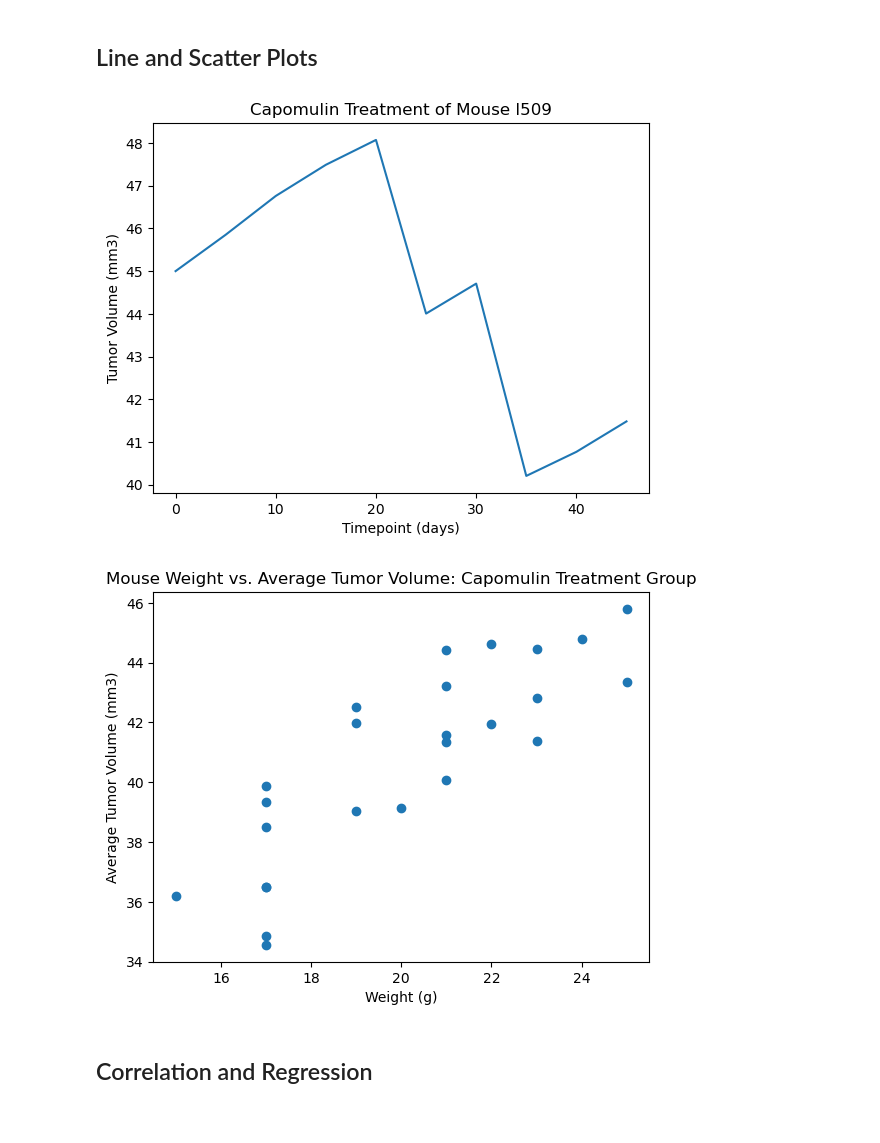
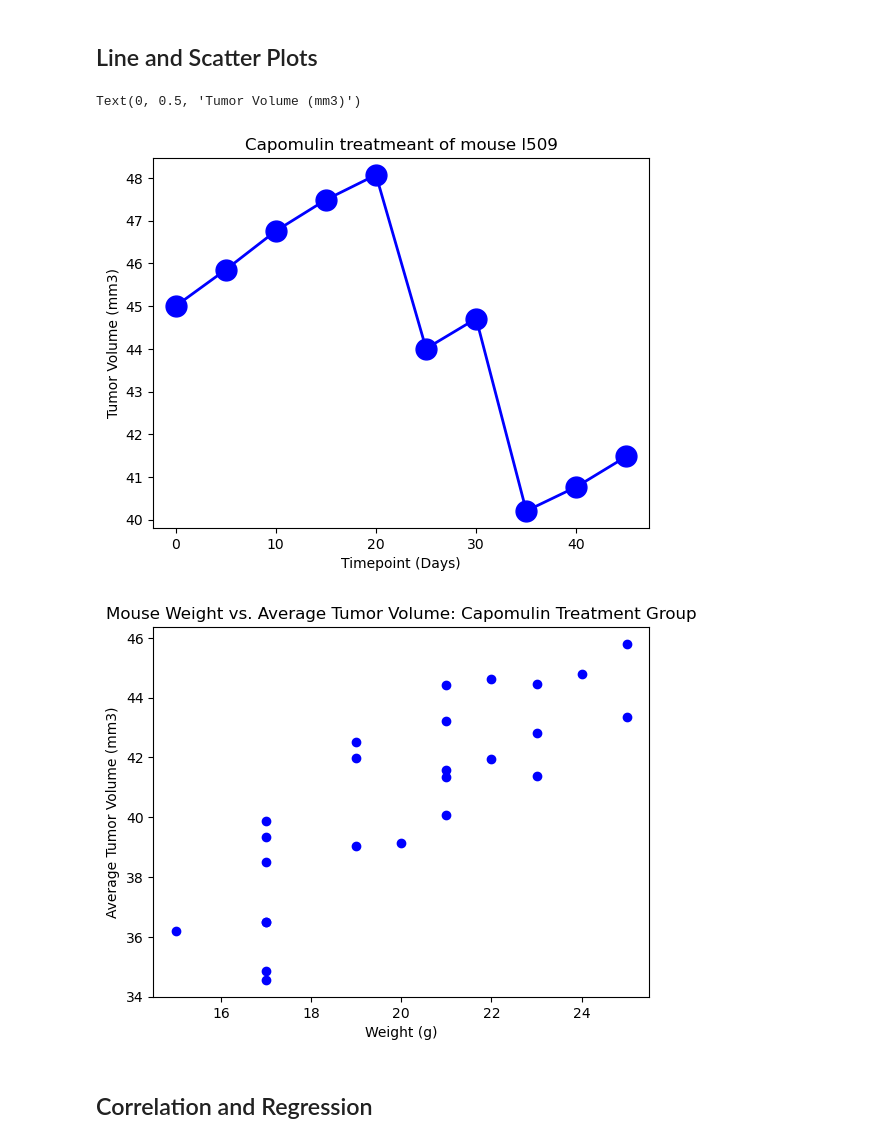
Before and after one commit to umasel/starter-code-pymaceuticals, a Jupyter notebook: Pymaceuticals/pymaceuticals_starter.ipynb, the cells around one changed output. Cells and saved outputs as stored; diff of their text form; code cells hidden in the pictures.

```diff
--- a/Pymaceuticals/pymaceuticals_starter.ipynb
+++ b/Pymaceuticals/pymaceuticals_starter.ipynb
@@ -60,8 +66,6 @@ len(study_results["Mouse ID"].drop_duplicates()) #so there is the same number of
 # %%
 # Our data should be uniquely identified by Mouse ID and Timepoint
 # Get the duplicate mice by ID number that shows up for Mouse ID and Timepoint.
-mouse_metadata.columns #Index(['Mouse ID', 'Drug Regimen', 'Sex', 'Age_months', 'Weight (g)'], dtype='object')
-study_results.columns # Index(['Mouse ID', 'Timepoint', 'Tumor Volume (mm3)', 'Metastatic Sites'], dtype='object')
-mouse_metadata.isna().sum()/len(mouse_metadata) # there is not missings in metadata mouse
-study_results.isna().sum()/len(study_results)
+dup_mice_ID = combined_df.loc[combined_df.duplicated(subset=['Mouse ID', 'Timepoint']),'Mouse ID'].unique()
+dup_mice_ID
 # %% [output]
@@ -112,0 +92,4 @@ duplicated_mice_ID = joint_mouse.loc[duplicated_mice, 'Mouse ID'].unique()
+# %%
+# Create a clean DataFrame by dropping the duplicate mouse by its ID.
+clean_df = combined_df[combined_df['Mouse ID'].isin(dup_mice_ID)==False]
+clean_df.head()
@@ -137,6 +115,19 @@ duplicated_mice_ID_data
 # Use groupby and summary statistical methods to calculate the following properties of each drug regimen:
 # mean, median, variance, standard deviation, and SEM of the tumor volume.
 # Assemble the resulting series into a single summary DataFrame.
-clean_df = joint_mouse.loc[joint_mouse['Mouse ID']!='g989']
-clean_df.head()
+mean = clean_df['Tumor Volume (mm3)'].groupby(clean_df['Drug Regimen']).mean()
+median = clean_df['Tumor Volume (mm3)'].groupby(clean_df['Drug Regimen']).median()
+var = clean_df['Tumor Volume (mm3)'].groupby(clean_df['Drug Regimen']).var()
+std = clean_df['Tumor Volume (mm3)'].groupby(clean_df['Drug Regimen']).std()
+sem = clean_df['Tumor Volume (mm3)'].groupby(clean_df['Drug Regimen']).sem()
+
+summary_stat = pd.DataFrame({"Mean Tumor Volume":mean,
+                            "Median Tumor Volume":median,
+                           "Tumor Volume Variance":var,
+                           "Tumor Volume Std. Dev.":std,
+                           "Tumor Volume Std. Err.":sem})
+# Display the Summary statistics table grouped by 'Drug Regimen' column
+summary_stat
+summary_agg =  clean_df.groupby(['Drug Regimen'])[['Tumor Volume (mm3)']].agg(['mean', 'median', 'var', 'std', 'sem'])
+summary_agg
 # %% [output]
@@ -318,16 +344,21 @@ plt.show()
 ## Line and Scatter Plots
 # %%
 # Generate a line plot of tumor volume vs. time point for a single mouse treated with Capomulin
-mouse_capomulin = clean_df.loc[clean_df['Mouse ID'] == 'l509']
-plt.plot(mouse_capomulin['Timepoint'], mouse_capomulin['Tumor Volume (mm3)'])
-# Add labels and title to plot
-plt.xlabel("Timepoint (days)")
-plt.ylabel("Tumor Volume (mm3)")
-plt.title("Capomulin Treatment of Mouse l509")
-plt.show()
+forline_df = Capomulin_df.loc[Capomulin_df["Mouse ID"] == "l509",:]
+forline_df.head()
+x_axis = forline_df["Timepoint"]
+tumsiz = forline_df["Tumor Volume (mm3)"]
+
+fig1, ax1 = plt.subplots()
+plt.title('Capomulin treatmeant of mouse l509')
+plt.plot(x_axis, tumsiz,linewidth=2, markersize=15,marker="o",color="blue", label="Fahreneit")
+plt.xlabel('Timepoint (Days)')
+plt.ylabel('Tumor Volume (mm3)')
 # %% [output]
+Text(0, 0.5, 'Tumor Volume (mm3)')
-[figure, old version]
+[figure, new version]
 # %%
+# Generate a scatter plot of mouse weight vs. the average observed tumor volume for the entire Capomulin regimen
 capomulin_data = clean_df[clean_df["Drug Regimen"] == "Capomulin"]
 
 # Tumor volume per mouse
@@ -339,7 +370,7 @@ mouse_weight = capomulin_data.groupby("Mouse ID")["Weight (g)"].mean()
 # Make scatterplot
 x_values = mouse_weight
 y_values = avg_tumor_volume
-plt.scatter(x_values,y_values)
+plt.scatter(x_values,y_values,color="blue")
 
 # Labels
 plt.title("Mouse Weight vs. Average Tumor Volume: Capomulin Treatment Group")
@@ -348,6 +379,6 @@ plt.ylabel("Average Tumor Volume (mm3)")
 
 plt.show()
 # %% [output]
-[figure, old version]
+[figure, new version]
 # %% [markdown]
 ## Correlation and Regression
```
Also changed, not shown: parts of 30 cells of this notebook, 2 other files.
